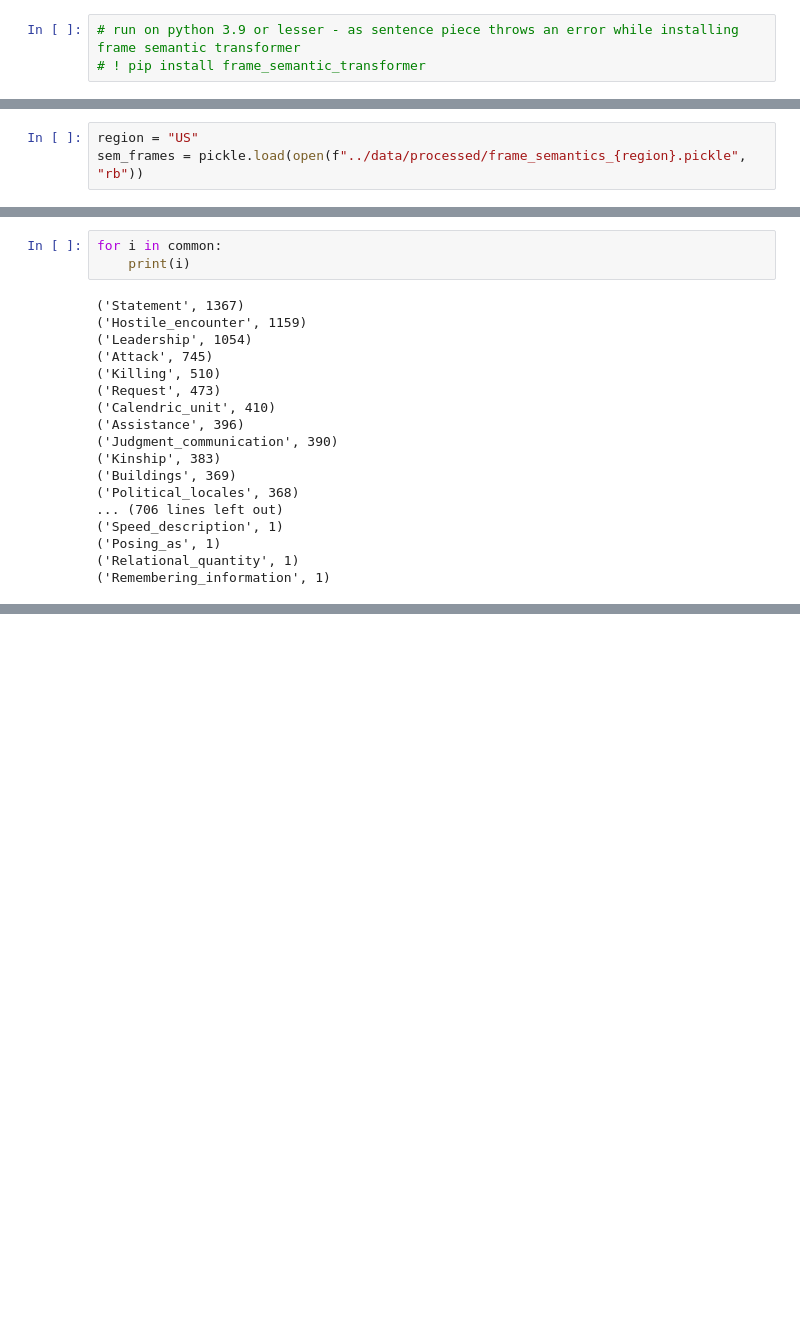
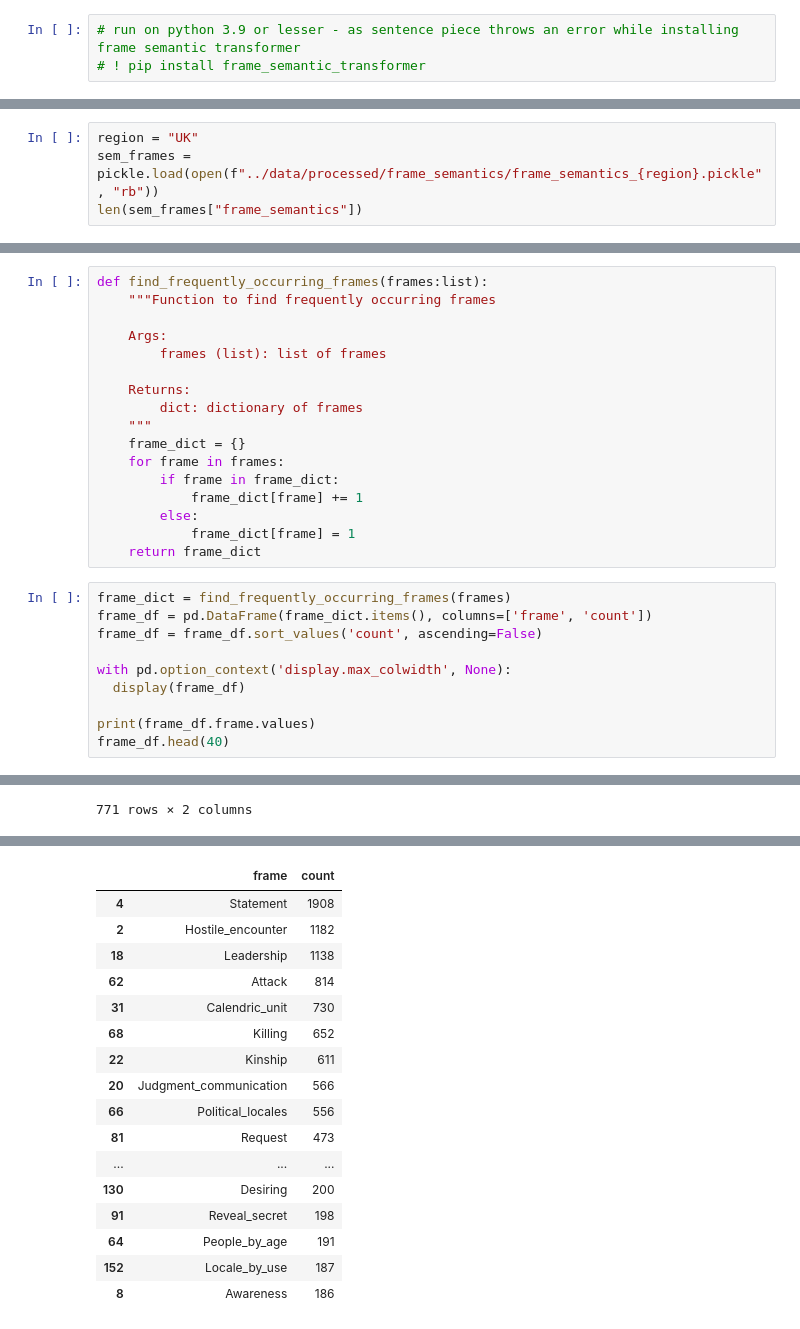
Before and after one commit to avneetreen/humanity-check, a Jupyter notebook: notebooks/semantic-frames.ipynb, the cells around one changed output, grey strips where cells are left out. Drawn from its saved outputs; the diff is of its cells as text; blank space fills up the shorter version.

Commit message:
chore: add doc semantics

```diff
--- a/notebooks/semantic-frames.ipynb
+++ b/notebooks/semantic-frames.ipynb
@@ -75,3 +118,4 @@ region = ""
 # %%
-region = "US"
-sem_frames = pickle.load(open(f"../data/processed/frame_semantics_{region}.pickle", "rb"))
+region = "UK"
+sem_frames = pickle.load(open(f"../data/processed/frame_semantics/frame_semantics_{region}.pickle", "rb"))
+len(sem_frames["frame_semantics"])
@@ -87,21 +137,28 @@ for title_frames in sem_frames['frame_semantics']:
-# %%
-for i in common:
-    print(i)
-# %% [output]
-('Statement', 1367)
-('Hostile_encounter', 1159)
-('Leadership', 1054)
-('Attack', 745)
-('Killing', 510)
-('Request', 473)
-('Calendric_unit', 410)
-('Assistance', 396)
-('Judgment_communication', 390)
-('Kinship', 383)
-('Buildings', 369)
-('Political_locales', 368)
-... (706 lines left out)
-('Speed_description', 1)
-('Posing_as', 1)
-('Relational_quantity', 1)
-('Remembering_information', 1)
+# %%
+def find_frequently_occurring_frames(frames:list):
+    """Function to find frequently occurring frames
+
+    Args:
+        frames (list): list of frames
+
+    Returns:
+        dict: dictionary of frames
+    """
+    frame_dict = {}
+    for frame in frames:
+        if frame in frame_dict:
+            frame_dict[frame] += 1
+        else:
+            frame_dict[frame] = 1
+    return frame_dict
+# %%
+frame_dict = find_frequently_occurring_frames(frames)
+frame_df = pd.DataFrame(frame_dict.items(), columns=['frame', 'count'])
+frame_df = frame_df.sort_values('count', ascending=False)
+
+with pd.option_context('display.max_colwidth', None):
+  display(frame_df)
+
+print(frame_df.frame.values)
+frame_df.head(40)
+# %% [output]
@@ -107,0 +177 @@ for i in common:
+771 rows × 2 columns
@@ -107,0 +195,17 @@ for i in common:
+|  | frame | count |
+| 4 | Statement | 1908 |
+| 2 | Hostile_encounter | 1182 |
+| 18 | Leadership | 1138 |
+| 62 | Attack | 814 |
+| 31 | Calendric_unit | 730 |
+| 68 | Killing | 652 |
+| 22 | Kinship | 611 |
+| 20 | Judgment_communication | 566 |
+| 66 | Political_locales | 556 |
+| 81 | Request | 473 |
+| ... | ... | ... |
+| 130 | Desiring | 200 |
+| 91 | Reveal_secret | 198 |
+| 64 | People_by_age | 191 |
+| 152 | Locale_by_use | 187 |
+| 8 | Awareness | 186 |
```
Also changed, not shown: parts of 16 cells of this notebook, 3 other files.
